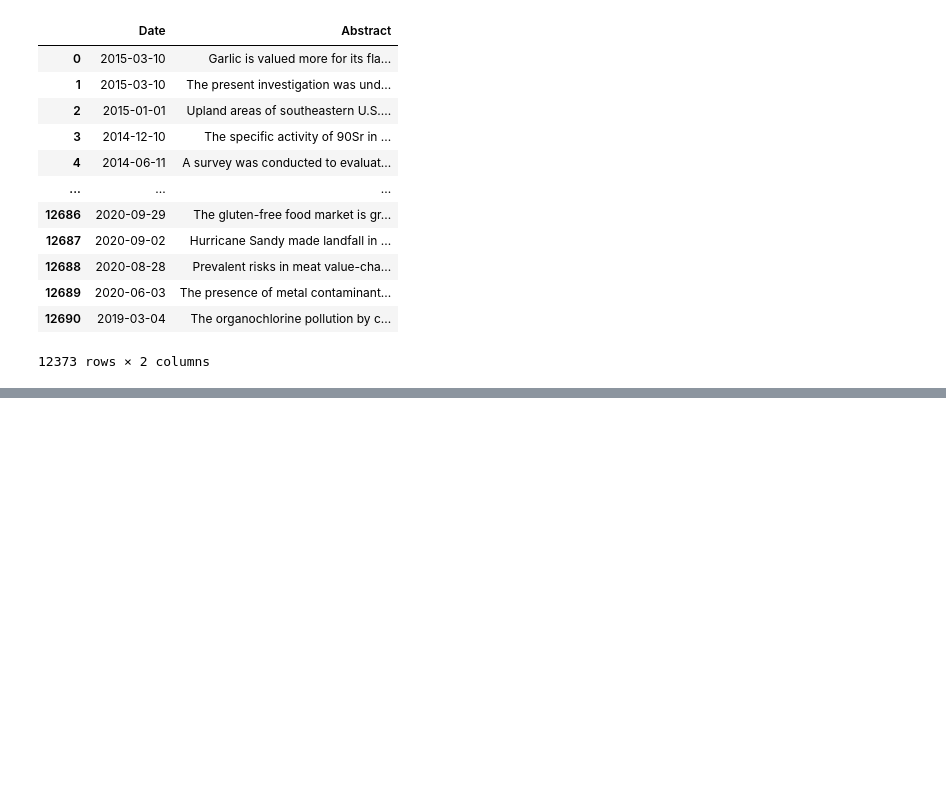
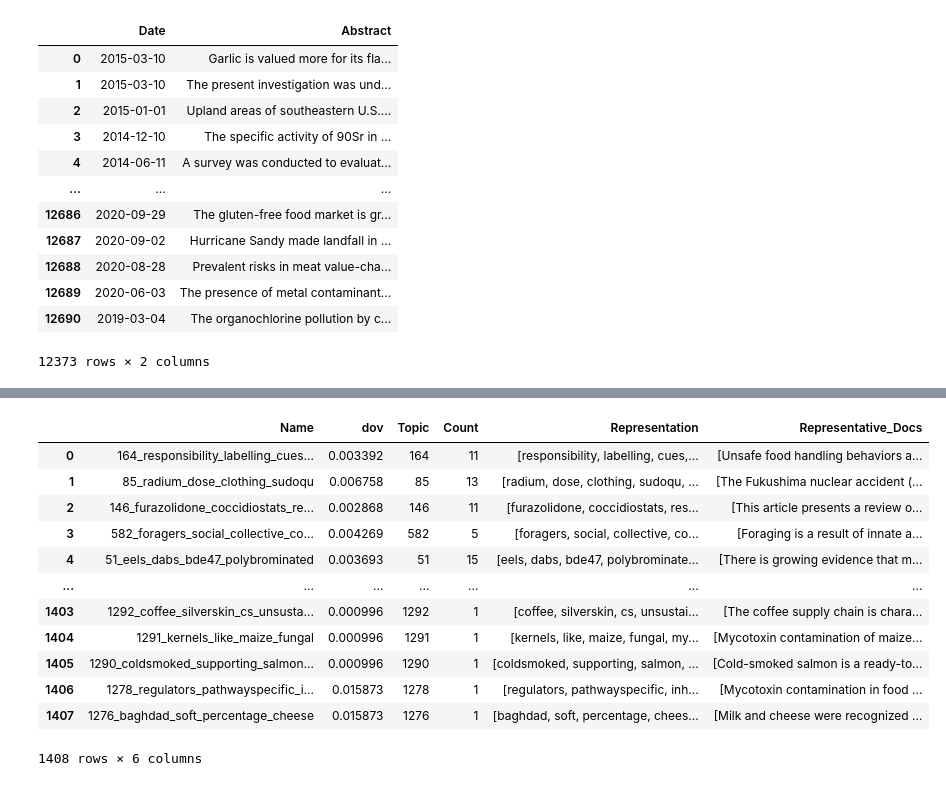
Before and after one commit to HOLiFOOD/WSM, a Jupyter notebook: WSM.ipynb, the cells around one changed output, grey strips where cells are left out. Cells and saved outputs as stored; diff of their text form; code cells hidden in the pictures; blank space fills up the shorter version.

```diff
--- a/WSM.ipynb
+++ b/WSM.ipynb
@@ -73 +46,11 @@ import nltk
+# %%
+def time_difference(max_time, min_time, time_unit):
+    if time_unit == 'year':
+        return max_time - min_time  # Directly subtract the years since they are integers
+    elif time_unit == 'month':
+        return (max_time.year - min_time.year) * 12 + (max_time.month - min_time.month)  # Total months
+    elif time_unit == 'day':
+        return (max_time - min_time).days  # Difference in days
+    else:
+        raise ValueError("Invalid time unit for difference. Choose 'year', 'month', or 'day'.")
 # %%
@@ -137,36 +92,68 @@ max_year = doc_info['Year'].max()
 # %%
+# Split the data based on the selected time unit
+paper_split = dict(tuple(doc_info.groupby('Time')))
+
+# Get the maximum time value (e.g., year, month, or day)
+max_time = doc_info['Time'].max()
+
 # Initialize an empty DataFrame
 dov = pd.DataFrame()
 
-# Create a list to store individual DataFrames for each year
+# Create a list to store individual DataFrames for each time group (year, month, or day)
 dfs = []
 
 # Set the time weight (tw)
 tw = 0.05
 
-# Iterate over each year's data
-for year, group in doc_info.groupby('Year'):
-    # Count the occurrences of each topic for that year
+# Iterate over each time group's data
+for time_value, group in doc_info.groupby('Time'):
     topic_count = group['Name'].value_counts().reset_index()
+    topic_count.columns = ['Name', 'Count']
+    topic_count['Time'] = time_value
 
-    # Rename the columns to "Topic" and "Count"
-    topic_count.columns = ['Name', 'Count']
+    # Get min and max time for this group
+    min_time = group['Time'].min()
+    max_time = group['Time'].max()
 
-    # Add a 'Year' column to the DataFrame
-    topic_count['Year'] = year
+    # Calculate the time difference (based on the time unit)
+    time_diff = time_difference(max_time, min_time, time_unit)
 
-    # Get the minimum and maximum year, ignoring NaNs
-    min_year = group['Year'].min()
-
-    # Create a DataFrame for the current year's DoV values
-    df = pd.DataFrame(index=[min_year], columns=topic_count['Name'])
+    # Create a DataFrame for the current time's DoV values
+    df = pd.DataFrame(index=[min_time], columns=topic_count['Name'])
     for _, row in topic_count.iterrows():
         topic = row['Name']
         frequency = row['Count']
-        df[topic] = (frequency / len(group)) * (1 - tw * (max_year - min_year))
+        # Ensure the time difference is factored in correctly
+        df[topic] = (frequency / len(group)) * (1 - tw * time_diff)
 
-    # Append this DataFrame to the list
     dfs.append(df)
 
-# Concatenate all the yearly DataFrames into a single DataFrame
+# Concatenate all the time-based DataFrames into a single DataFrame
 dov = pd.concat(dfs)
+
+# Compute the geometric mean for each topic across time units
+dov_means = pd.DataFrame(columns=dov.columns)
+
+for column in dov.columns:
+    column_mean = gmean(dov[column].dropna())
+    dov_means[column] = [column_mean]
+
+t_DoV = dov_means.melt(var_name="Name", value_name="dov")
+
+# Merge with topic information
+wsm_dov = pd.merge(t_DoV, topic_info, on='Name')
+wsm_dov
+# %% [output]
+|  | Name | dov | Topic | Count | Representation | Representative_Docs |
+| 0 | 164_responsibility_labelling_cues... | 0.003392 | 164 | 11 | [responsibility, labelling, cues,... | [Unsafe food handling behaviors a... |
+| 1 | 85_radium_dose_clothing_sudoqu | 0.006758 | 85 | 13 | [radium, dose, clothing, sudoqu, ... | [The Fukushima nuclear accident (... |
+| 2 | 146_furazolidone_coccidiostats_re... | 0.002868 | 146 | 11 | [furazolidone, coccidiostats, res... | [This article presents a review o... |
+| 3 | 582_foragers_social_collective_co... | 0.004269 | 582 | 5 | [foragers, social, collective, co... | [Foraging is a result of innate a... |
+| 4 | 51_eels_dabs_bde47_polybrominated | 0.003693 | 51 | 15 | [eels, dabs, bde47, polybrominate... | [There is growing evidence that m... |
+| ... | ... | ... | ... | ... | ... | ... |
+| 1403 | 1292_coffee_silverskin_cs_unsusta... | 0.000996 | 1292 | 1 | [coffee, silverskin, cs, unsustai... | [The coffee supply chain is chara... |
+| 1404 | 1291_kernels_like_maize_fungal | 0.000996 | 1291 | 1 | [kernels, like, maize, fungal, my... | [Mycotoxin contamination of maize... |
+| 1405 | 1290_coldsmoked_supporting_salmon... | 0.000996 | 1290 | 1 | [coldsmoked, supporting, salmon, ... | [Cold-smoked salmon is a ready-to... |
+| 1406 | 1278_regulators_pathwayspecific_i... | 0.015873 | 1278 | 1 | [regulators, pathwayspecific, inh... | [Mycotoxin contamination in food ... |
+| 1407 | 1276_baghdad_soft_percentage_cheese | 0.015873 | 1276 | 1 | [baghdad, soft, percentage, chees... | [Milk and cheese were recognized ... |
+1408 rows × 6 columns
```
Also changed, not shown: parts of 14 cells of this notebook, 5 other files.
